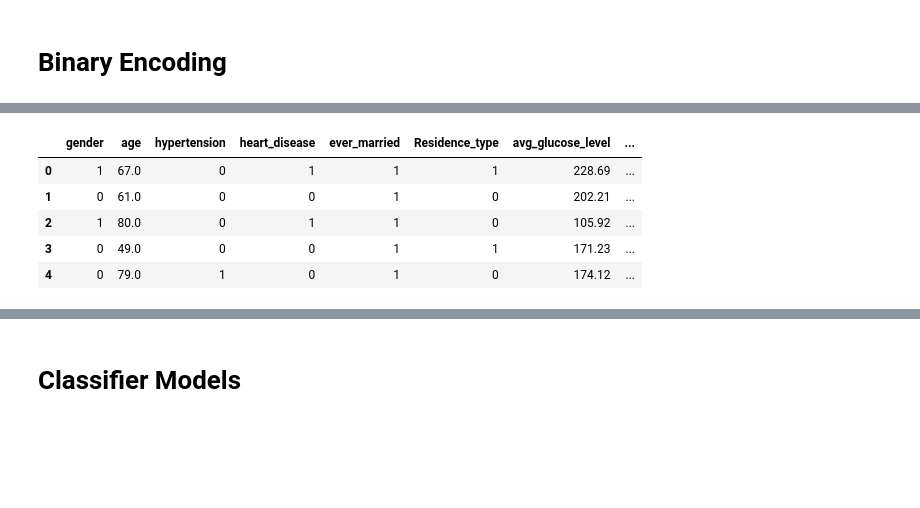
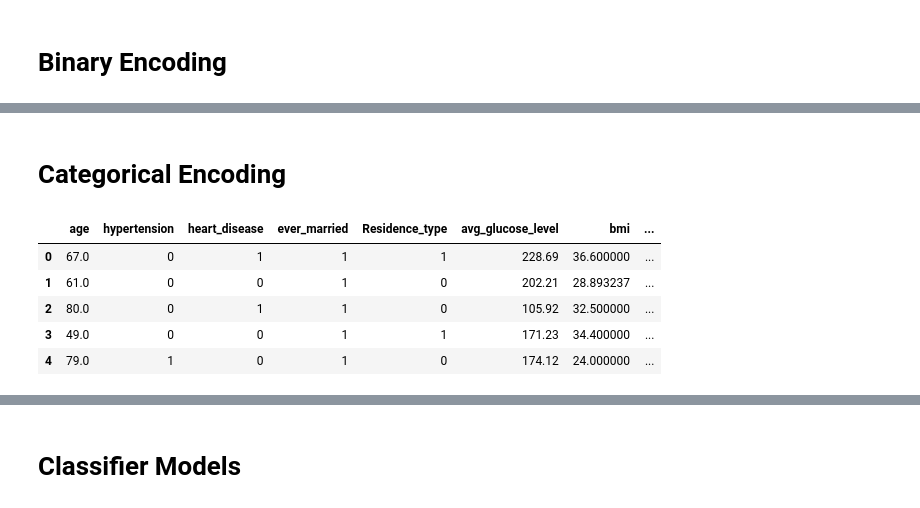
Before and after one commit to fpaul787/stroke-prediction, a Jupyter notebook: healthcare_ml_project.ipynb, the cells around one changed output, grey strips where cells are left out. Drawn from its saved outputs; the diff is of its cells as text; code cells hidden in the pictures; blank space fills up the shorter version.

```diff
--- a/healthcare_ml_project.ipynb
+++ b/healthcare_ml_project.ipynb
@@ -179,22 +196,16 @@ binary_cols
-# %%
-data['gender'] = data['gender'].apply(lambda x : 1 if x == 'Male' else 0)
-data['Residence_type'] = data['Residence_type'].apply(lambda x : 1 if x == 'Urban' else 0)
-data['ever_married'] = data['ever_married'].apply(lambda x: 1 if x == 'Yes' else 0)
-# %%
-# Removing the observations that have smoking type unknown.
-data=data[data['smoking_status']!='Unknown']
+# %% [markdown]
+# Categorical Encoding
 # %%
-# One Hot encoding smoking_status, work_type
-data_dummies = data[['smoking_status','work_type']]
+cat_cols = ['smoking_status','work_type', 'gender']
+data_dummies = data[['smoking_status','work_type', 'gender']]
 data_dummies=pd.get_dummies(data_dummies)
-data.drop(columns=['smoking_status','work_type'],inplace=True)
-data = data.merge(data_dummies, left_index=True, right_index=True, how='left')
+data_train.drop(columns=cat_cols,inplace=True)
+data_train = data_train.merge(data_dummies, left_index=True, right_index=True, how='left')
+data_train.head()
+# %% [output]
+|  | age | hypertension | heart_disease | ever_married | Residence_type | avg_glucose_level | bmi | ... |
+| 0 | 67.0 | 0 | 1 | 1 | 1 | 228.69 | 36.600000 | ... |
+| 1 | 61.0 | 0 | 0 | 1 | 0 | 202.21 | 28.893237 | ... |
+| 2 | 80.0 | 0 | 1 | 1 | 0 | 105.92 | 32.500000 | ... |
+| 3 | 49.0 | 0 | 0 | 1 | 1 | 171.23 | 34.400000 | ... |
+| 4 | 79.0 | 1 | 0 | 1 | 0 | 174.12 | 24.000000 | ... |
-# %%
-data.head()
-# %% [output]
-|  | gender | age | hypertension | heart_disease | ever_married | Residence_type | avg_glucose_level | ... |
-| 0 | 1 | 67.0 | 0 | 1 | 1 | 1 | 228.69 | ... |
-| 1 | 0 | 61.0 | 0 | 0 | 1 | 0 | 202.21 | ... |
-| 2 | 1 | 80.0 | 0 | 1 | 1 | 0 | 105.92 | ... |
-| 3 | 0 | 49.0 | 0 | 0 | 1 | 1 | 171.23 | ... |
-| 4 | 0 | 79.0 | 1 | 0 | 1 | 0 | 174.12 | ... |
```
Also changed, not shown: parts of 33 cells of this notebook.
